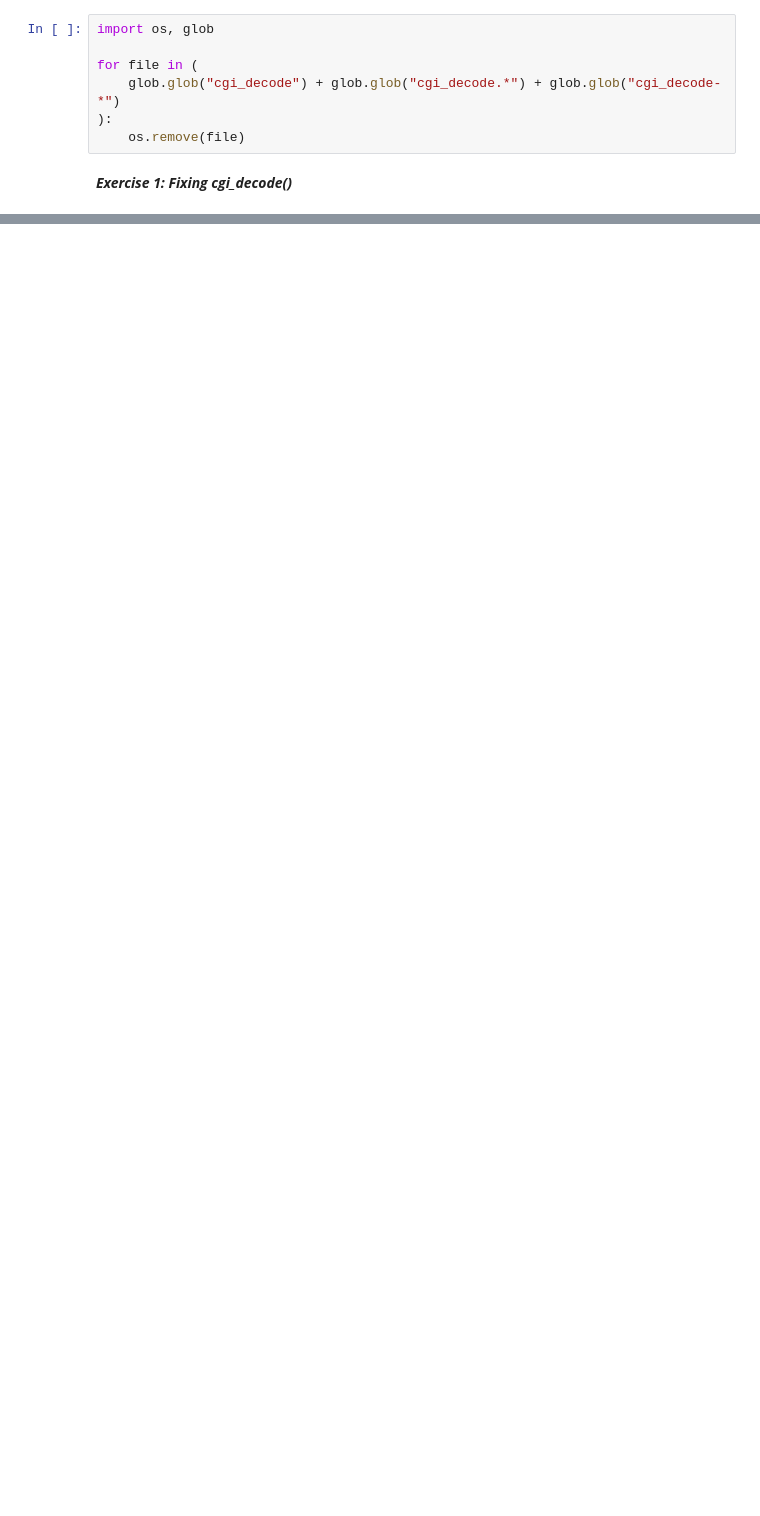
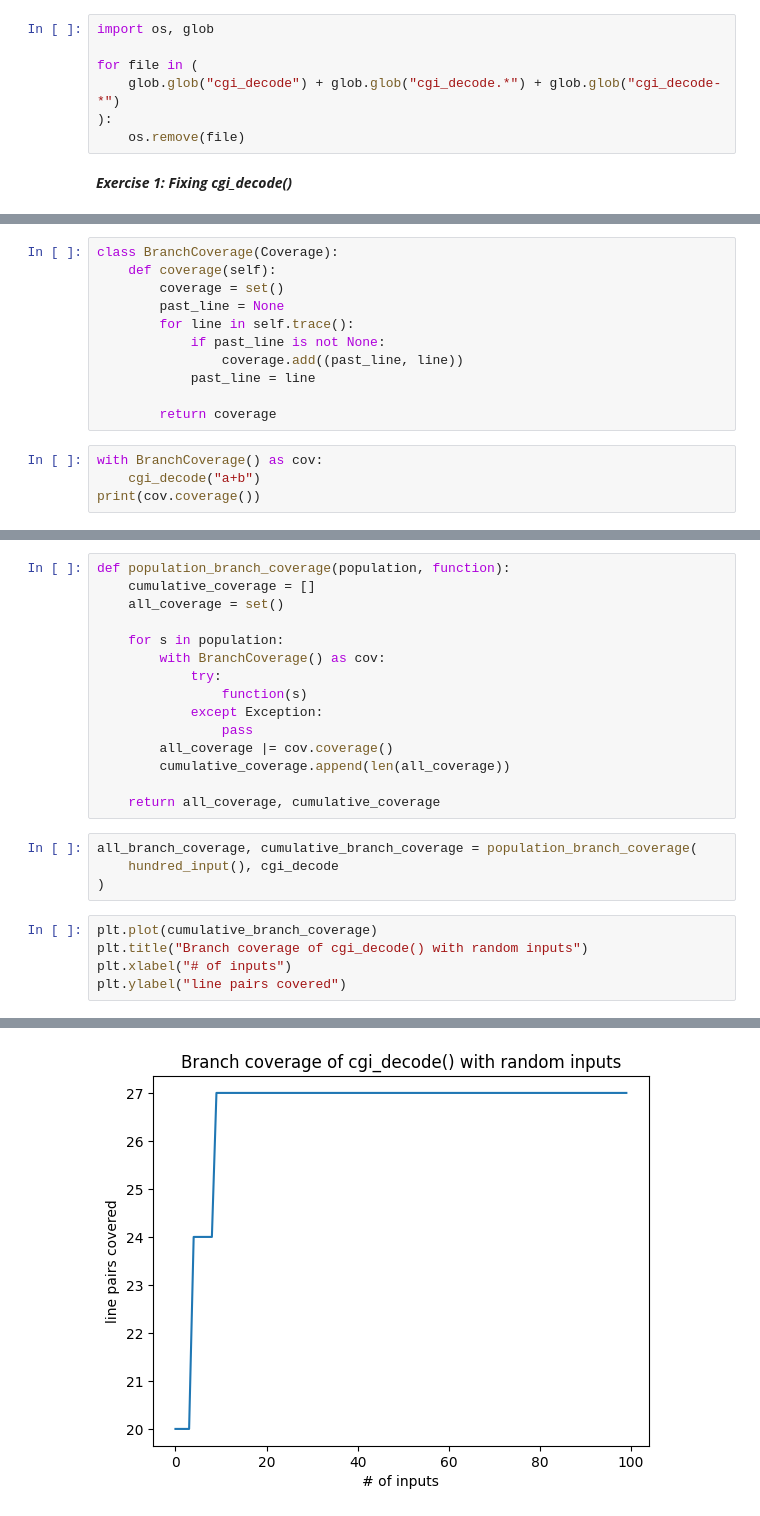
Before and after one commit to mercurialus/concurrency-testing-fuzzing, a Jupyter notebook: section_2.2.ipynb, the cells around one changed output, grey strips where cells are left out. Cells and saved outputs as stored; diff of their text form; blank space fills up the shorter version.

```diff
--- a/section_2.2.ipynb
+++ b/section_2.2.ipynb
@@ -600,0 +648,15 @@ AssertionError:
+# %%
+class BranchCoverage(Coverage):
+    def coverage(self):
+        coverage = set()
+        past_line = None
+        for line in self.trace():
+            if past_line is not None:
+                coverage.add((past_line, line))
+            past_line = line
+
+        return coverage
+# %%
+with BranchCoverage() as cov:
+    cgi_decode("a+b")
+print(cov.coverage())
@@ -600,0 +738,25 @@ AssertionError:
+# %%
+def population_branch_coverage(population, function):
+    cumulative_coverage = []
+    all_coverage = set()
+
+    for s in population:
+        with BranchCoverage() as cov:
+            try:
+                function(s)
+            except Exception:
+                pass
+        all_coverage |= cov.coverage()
+        cumulative_coverage.append(len(all_coverage))
+
+    return all_coverage, cumulative_coverage
+# %%
+all_branch_coverage, cumulative_branch_coverage = population_branch_coverage(
+    hundred_input(), cgi_decode
+)
+# %%
+plt.plot(cumulative_branch_coverage)
+plt.title("Branch coverage of cgi_decode() with random inputs")
+plt.xlabel("# of inputs")
+plt.ylabel("line pairs covered")
+# %% [output]
@@ -600,0 +764 @@ AssertionError:
+[figure, added]
```
Also changed, not shown: parts of 39 cells of this notebook, 2 other files.
